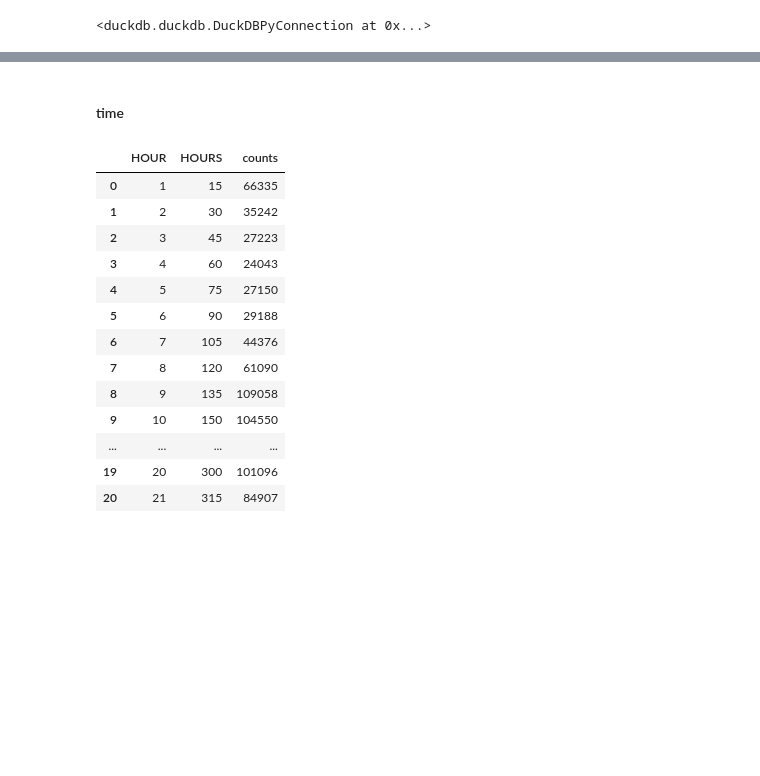
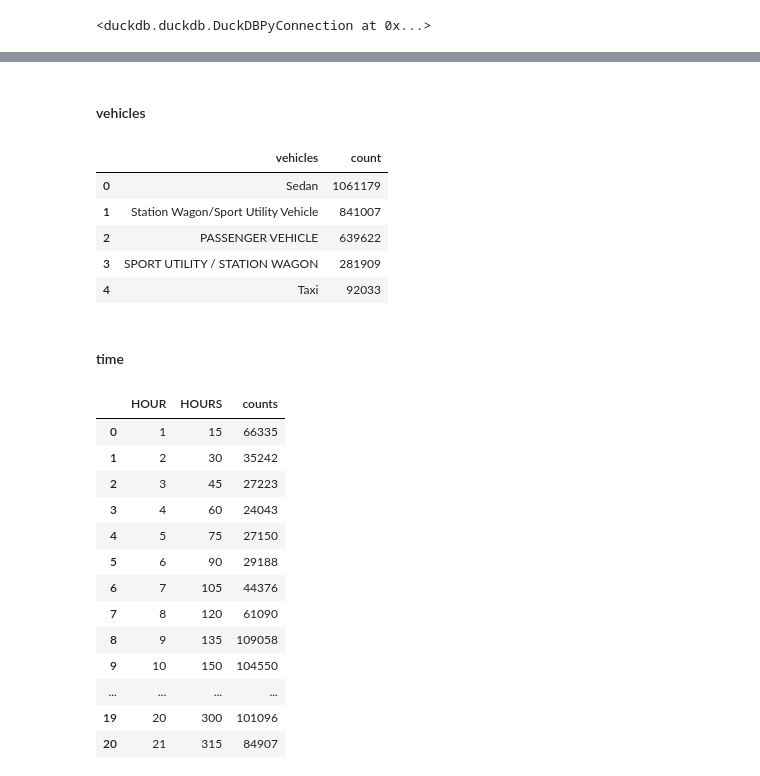
Before and after one commit to SNgere/Dash, a Jupyter notebook: lab.ipynb, the cells around one changed output, grey strips where cells are left out. Drawn from its saved outputs; the diff is of its cells as text; code cells hidden in the pictures; blank space fills up the shorter version.

```diff
--- a/lab.ipynb
+++ b/lab.ipynb
@@ -52,6 +57,46 @@ df.head()
 | 4 | BRONX | 8 | Tuesday | 2021 | 0.0 | 2.0 | Unspecified | ... |
 # %%
 df.shape
+# %% [markdown]
+#### vehicles
+# %%
+df = con.execute("""
+WITH all_vehicles AS (
+    SELECT BOROUGH, Year, "VEHICLE TYPE CODE 1" AS vehicles
+    FROM crashes
+    WHERE "VEHICLE TYPE CODE 1" IS NOT NULL AND "VEHICLE TYPE CODE 1" <> ''
+    UNION ALL
+    SELECT BOROUGH, Year, "VEHICLE TYPE CODE 2" AS vehicles
+    FROM crashes
+    WHERE "VEHICLE TYPE CODE 2" IS NOT NULL AND "VEHICLE TYPE CODE 2" <> ''
+    UNION ALL
+    SELECT BOROUGH, Year, "VEHICLE TYPE CODE 3" AS vehicles
+    FROM crashes
+    WHERE "VEHICLE TYPE CODE 3" IS NOT NULL AND "VEHICLE TYPE CODE 3" <> ''
+    UNION ALL
+    SELECT BOROUGH, Year, "VEHICLE TYPE CODE 4" AS vehicles
+    FROM crashes
+    WHERE "VEHICLE TYPE CODE 4" IS NOT NULL AND "VEHICLE TYPE CODE 4" <> ''
+    UNION ALL
+    SELECT BOROUGH, Year, "VEHICLE TYPE CODE 5" AS vehicles
+    FROM crashes
+    WHERE "VEHICLE TYPE CODE 5" IS NOT NULL AND "VEHICLE TYPE CODE 5" <> ''
+)
+SELECT
+    vehicles,
+    COUNT(*) AS count
+FROM all_vehicles
+GROUP BY vehicles
+ORDER BY count DESC
+""").df()
+df.head()
+# %% [output]
+|  | vehicles | count |
+| 0 | Sedan | 1061179 |
+| 1 | Station Wagon/Sport Utility Vehicle | 841007 |
+| 2 | PASSENGER VEHICLE | 639622 |
+| 3 | SPORT UTILITY / STATION WAGON | 281909 |
+| 4 | Taxi | 92033 |
 # %% [markdown]
 #### time
 # %%
```
Also changed, not shown: parts of 1 cell of this notebook, 4 other files.
